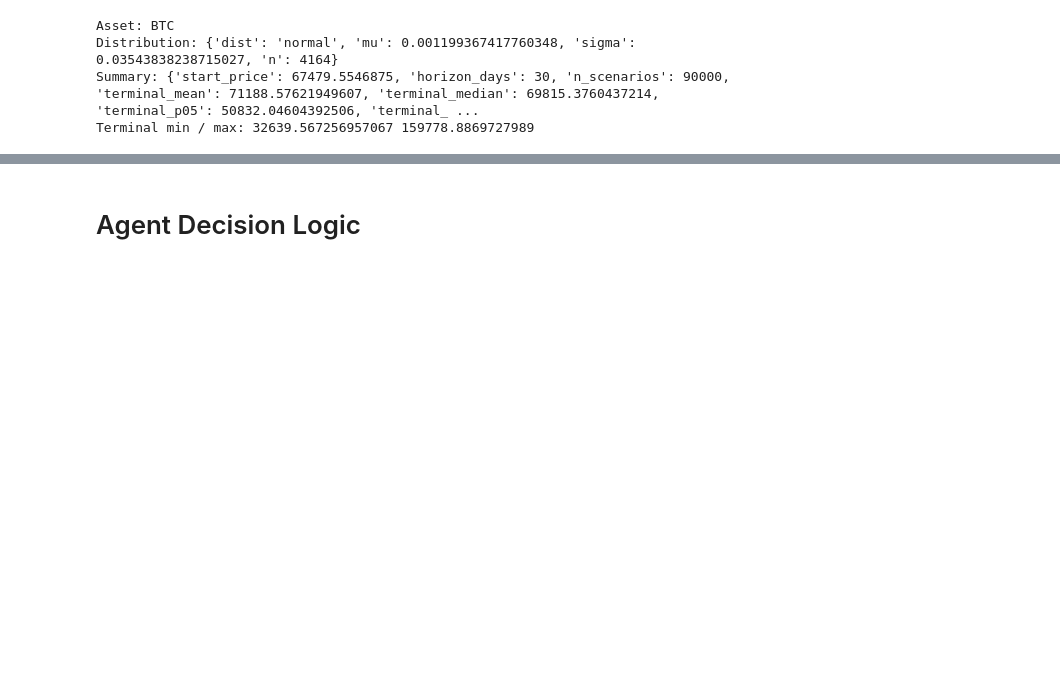
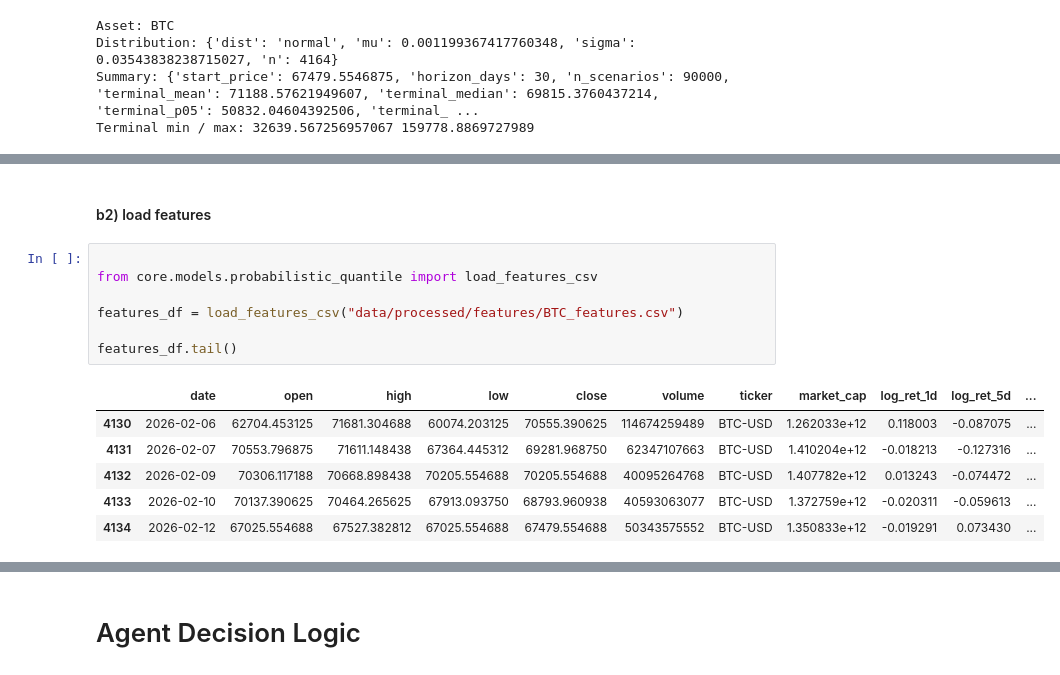
Before and after one commit to siagripsy/Agentic-Crypto-Return-Service, a Jupyter notebook: notebooks/demo_milestone2.ipynb, the cells around one changed output, grey strips where cells are left out. Saved outputs shown, nothing was run; the diff lists cells and outputs as text; blank space fills up the shorter version.

```diff
--- a/notebooks/demo_milestone2.ipynb
+++ b/notebooks/demo_milestone2.ipynb
@@ -172,0 +221,16 @@ Terminal min / max: 32639.567256957067 159778.8869727989
+# %% [markdown]
+#### b2) load features
+# %%
+
+from core.models.probabilistic_quantile import load_features_csv
+
+features_df = load_features_csv("data/processed/features/BTC_features.csv")
+
+features_df.tail()
+# %% [output]
+|  | date | open | high | low | close | volume | ticker | market_cap | log_ret_1d | log_ret_5d | ... |
+| 4130 | 2026-02-06 | 62704.453125 | 71681.304688 | 60074.203125 | 70555.390625 | 114674259489 | BTC-USD | 1.262033e+12 | 0.118003 | -0.087075 | ... |
+| 4131 | 2026-02-07 | 70553.796875 | 71611.148438 | 67364.445312 | 69281.968750 | 62347107663 | BTC-USD | 1.410204e+12 | -0.018213 | -0.127316 | ... |
+| 4132 | 2026-02-09 | 70306.117188 | 70668.898438 | 70205.554688 | 70205.554688 | 40095264768 | BTC-USD | 1.407782e+12 | 0.013243 | -0.074472 | ... |
+| 4133 | 2026-02-10 | 70137.390625 | 70464.265625 | 67913.093750 | 68793.960938 | 40593063077 | BTC-USD | 1.372759e+12 | -0.020311 | -0.059613 | ... |
+| 4134 | 2026-02-12 | 67025.554688 | 67527.382812 | 67025.554688 | 67479.554688 | 50343575552 | BTC-USD | 1.350833e+12 | -0.019291 | 0.073430 | ... |
```
Also changed, not shown: parts of 11 cells of this notebook, 10 other files.
